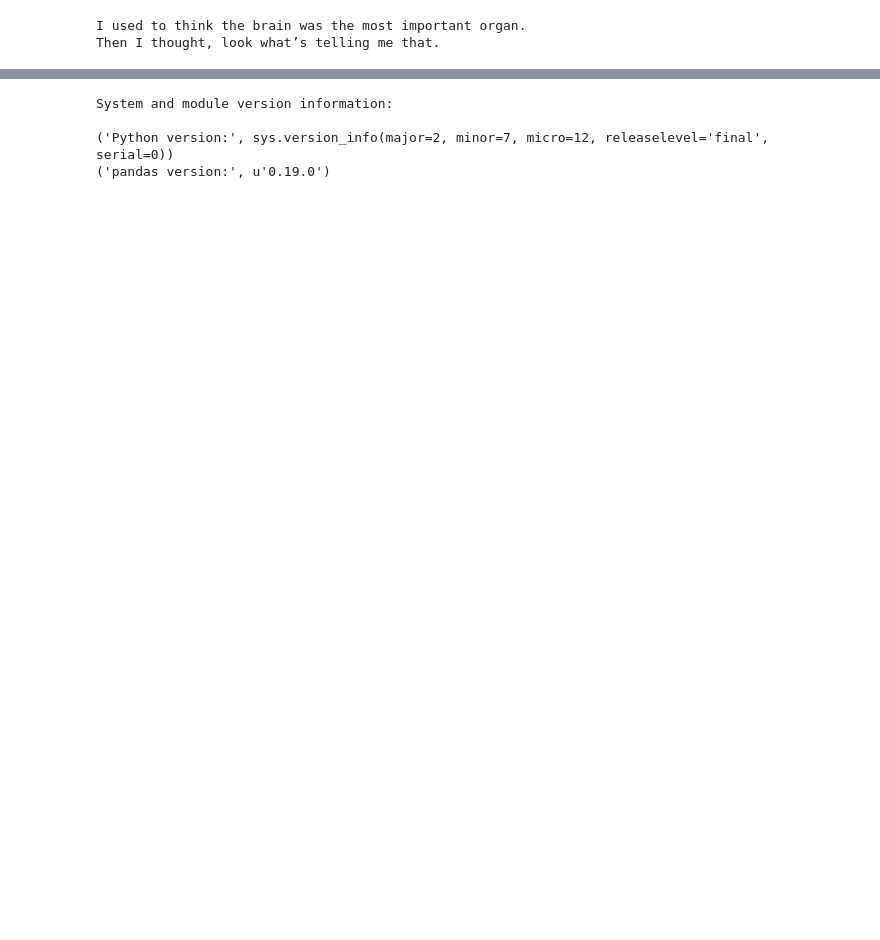
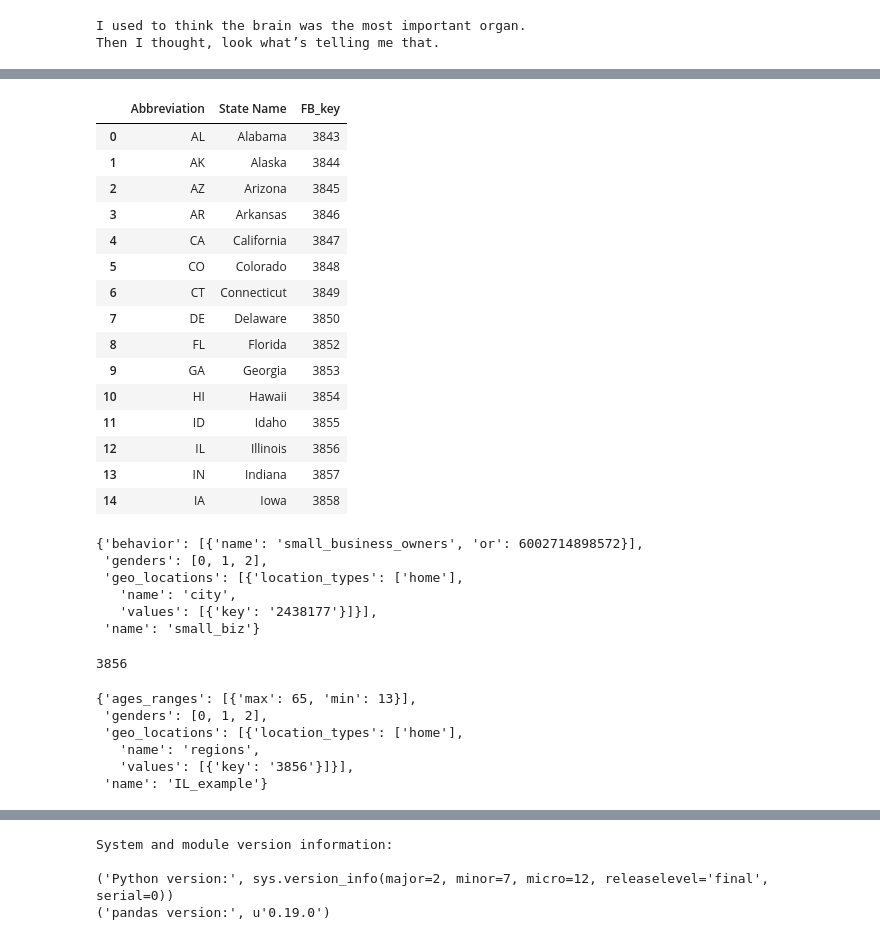
Before and after one commit to CSDE-UW/paa_2017_social_media, a Jupyter notebook: facebook/notebooks/facebook_demographic_research.ipynb, the cells around one changed output, grey strips where cells are left out. Saved outputs shown, nothing was run; the diff lists cells and outputs as text; code cells hidden in the pictures; blank space fills up the shorter version.

Commit message:
added UN age table and US states .csv files. modified facebook module notebook

```diff
--- a/facebook/notebooks/facebook_demographic_research.ipynb
+++ b/facebook/notebooks/facebook_demographic_research.ipynb
@@ -72,0 +143,52 @@ Then I thought, look what’s telling me that.
+# %%
+US_states = pd.read_table("../data/US_states.csv", sep = ",", header=0)
+US_states.head(15)
+# %% [output]
+|  | Abbreviation | State Name | FB_key |
+| 0 | AL | Alabama | 3843 |
+| 1 | AK | Alaska | 3844 |
+| 2 | AZ | Arizona | 3845 |
+| 3 | AR | Arkansas | 3846 |
+| 4 | CA | California | 3847 |
+| 5 | CO | Colorado | 3848 |
+| 6 | CT | Connecticut | 3849 |
+| 7 | DE | Delaware | 3850 |
+| 8 | FL | Florida | 3852 |
+| 9 | GA | Georgia | 3853 |
+| 10 | HI | Hawaii | 3854 |
+| 11 | ID | Idaho | 3855 |
+| 12 | IL | Illinois | 3856 |
+| 13 | IN | Indiana | 3857 |
+| 14 | IA | Iowa | 3858 |
+# %%
+test_dic={"name": "small_biz",  "geo_locations": [{"name": "city",
+                                                           "values": [{"key":str(2438177)}],
+                                                          "location_types": ["home"]}],
+          "genders": [0,1,2], "behavior":[{"or": 6002714898572 ,"name": "small_business_owners"}]}
+test_dic
+# %% [output]
+{'behavior': [{'name': 'small_business_owners', 'or': 6002714898572}],
+ 'genders': [0, 1, 2],
+ 'geo_locations': [{'location_types': ['home'],
+   'name': 'city',
+   'values': [{'key': '2438177'}]}],
+ 'name': 'small_biz'}
+# %%
+#show the whole row
+US_states["FB_key"][12]
+# %% [output]
+3856
+# %%
+test_dic={"name": "IL_example",  "geo_locations": [{"name": "regions",
+                                                           "values": [{"key":str(US_states["FB_key"][12])}],
+                                                          "location_types": ["home"]}],
+          "genders": [0,1,2],
+          "ages_ranges": [{"min":13, "max":65}]}
+test_dic
+# %% [output]
+{'ages_ranges': [{'max': 65, 'min': 13}],
+ 'genders': [0, 1, 2],
+ 'geo_locations': [{'location_types': ['home'],
+   'name': 'regions',
+   'values': [{'key': '3856'}]}],
+ 'name': 'IL_example'}
```
Also changed, not shown: parts of 14 cells of this notebook, 2 other files.
